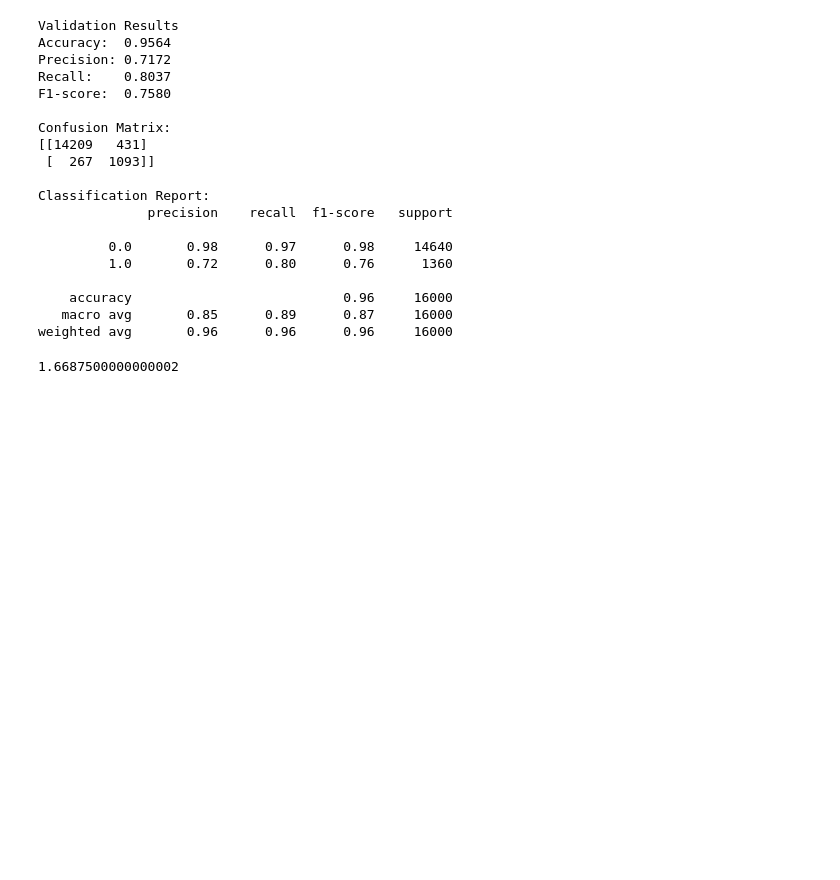
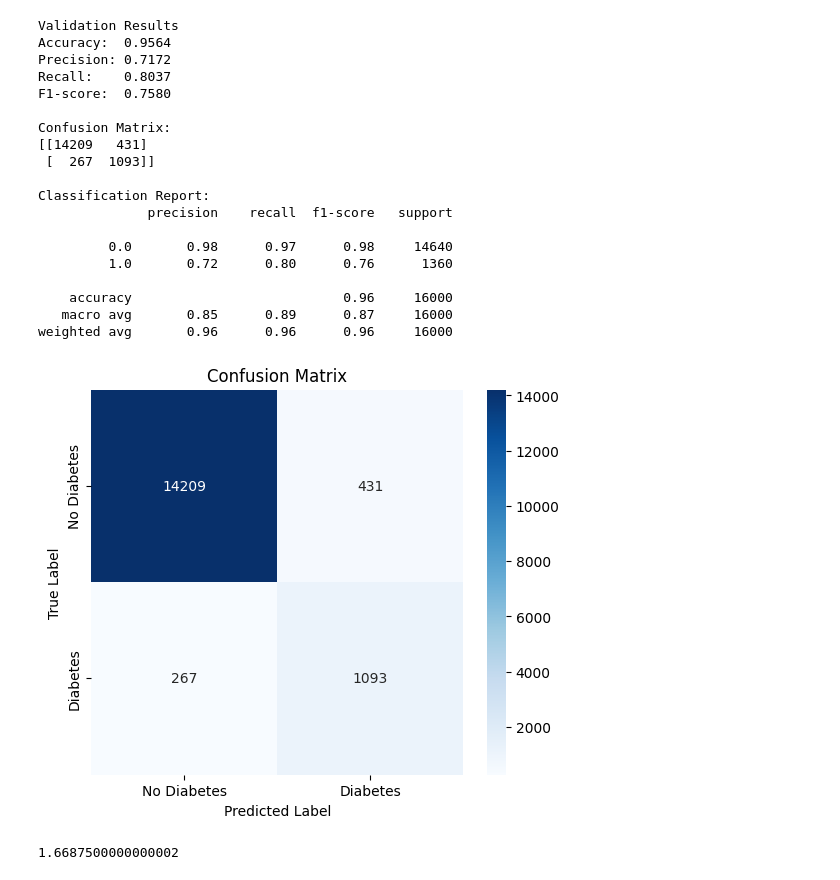
Before and after one commit to plamensve/SU_ML_RETAKE_EXAM_2026, a Jupyter notebook: notebooks/04_modeling.ipynb, the cells around one changed output. Cells and saved outputs as stored; diff of their text form; code cells hidden in the pictures; blank space fills up the shorter version.

Commit message:
ADD: read.me experiment 3 result - confusion metrix

```diff
--- a/notebooks/04_modeling.ipynb
+++ b/notebooks/04_modeling.ipynb
@@ -620,6 +620,35 @@ Classification Report:
     accuracy                           0.96     16000
    macro avg       0.85      0.89      0.87     16000
 weighted avg       0.96      0.96      0.96     16000
+# %%
+y_pred = experiment_3.predict(X_test)
+
+cm = confusion_matrix(y_test, proba_1_pred)
+
+plt.figure(figsize=(6, 5))
+
+sns.heatmap(
+    cm,
+    annot=True,
+    fmt='d',
+    cmap='Blues',
+    cbar=True,
+    xticklabels=['No Diabetes', 'Diabetes'],
+    yticklabels=['No Diabetes', 'Diabetes']
+)
+
+# Save the figure
+plt.savefig('../reports/figures/experiment_3_025_th.png',
+            dpi=300,
+            bbox_inches='tight')
+
+plt.xlabel('Predicted Label')
+plt.ylabel('True Label')
+plt.title('Confusion Matrix')
+
+plt.show()
+# %% [output]
+[figure, added]
 # %%
 267 / 16000 * 100
 # %% [output]
```
Also changed, not shown: 2 other files.
